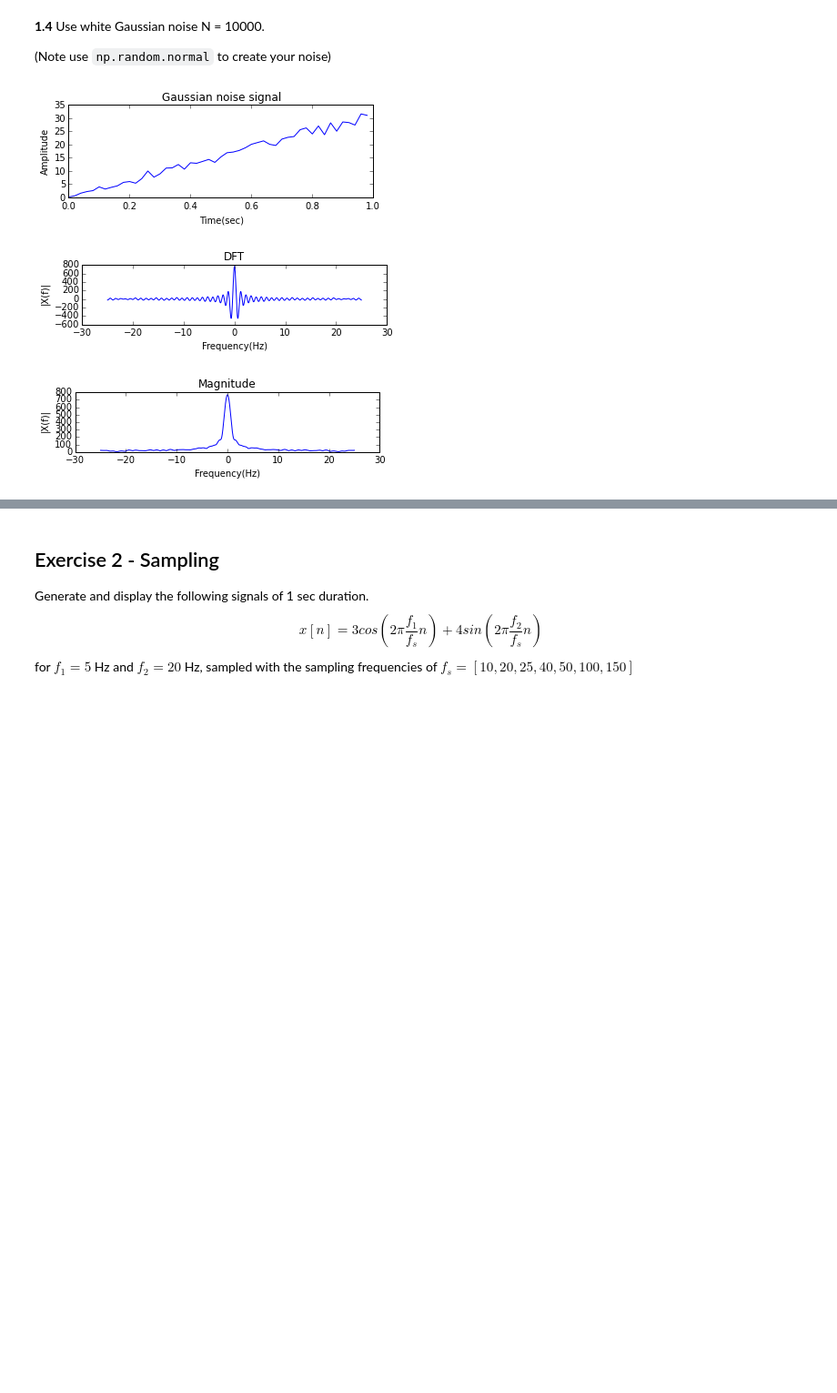
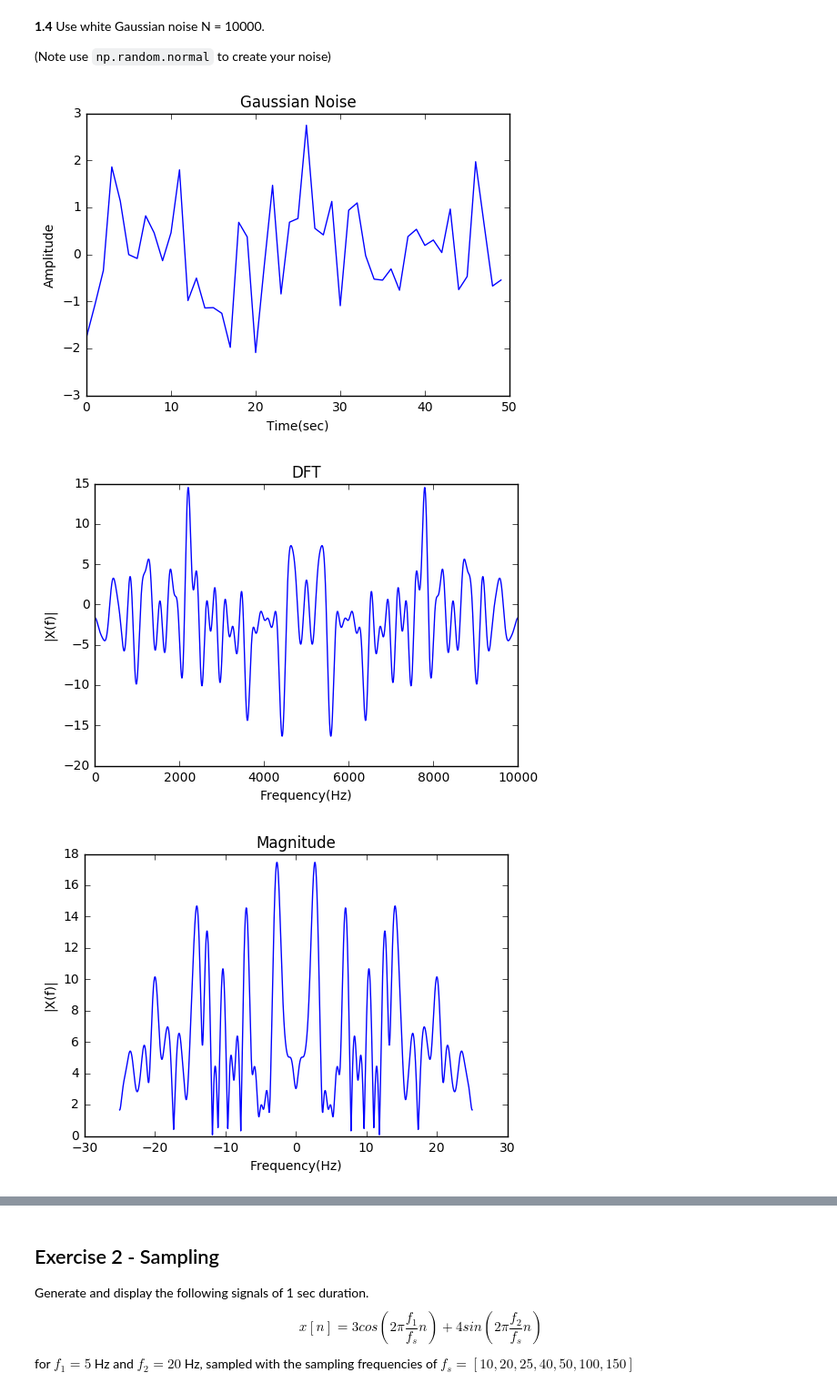
Before and after one commit to Ivan-Mikhailov/DSP-TP-1617, a Jupyter notebook: Lab4/python/Lab4.ipynb, the cells around one changed output, grey strips where cells are left out. Shown at 91% size. Cells and saved outputs as stored; diff of their text form; code cells hidden in the pictures; blank space fills up the shorter version.

```diff
--- a/Lab4/python/Lab4.ipynb
+++ b/Lab4/python/Lab4.ipynb
@@ -222,12 +157,13 @@ plt.show()
 # Signal frequency and sampling frequency
 f = 5.
 fs = 50.
+# Number of samples
+N = 10000
 # time vector for one second
 t = np.arange(0, 1., 1./fs)
 # cos wave
-x_n = random.normal(2*np.pi*f*t)
-# Number of samples
-N = 10000
+x_n = random.normal(size = t.shape[0])
+
 # frequency vector
 fr = (np.arange(-N/2,N/2,1)) * fs/N
 # DFT
@@ -235,43 +171,40 @@ fr = (np.arange(-N/2,N/2,1)) * fs/N
 x_f = np.fft.fftshift(np.fft.fft(x_n, N))
 #x_f = x_f[0:N/2]
 
+#output(t, x_n,fr, x_f,'Gaussian noise signal','DFT','Magnitude','Real','Imaginary')
 plt.figure
-plt.subplot(211)
-plt.plot(t, x_n)
-plt.title('Gaussian noise signal')
+plt.plot(x_n)
+plt.title('Gaussian Noise')
 plt.xlabel('Time(sec)')
 plt.ylabel('Amplitude')
 plt.show()
 
-plt.subplot(312)
-plt.plot(fr, x_f)
+plt.figure
+plt.plot(x_f)
 plt.title('DFT')
 plt.xlabel('Frequency(Hz)')
 plt.ylabel('|X(f)|')
 plt.show()
 
-plt.subplot(313)
 plt.plot(fr, np.abs(x_f))
 plt.title('Magnitude')
 plt.xlabel('Frequency(Hz)')
 plt.ylabel('|X(f)|')
 plt.show()
 
 plt.figure
-plt.subplot(211)
 plt.plot(fr, np.real(x_f))
 plt.title('Real')
 plt.xlabel('Frequency(Hz)')
 plt.ylabel('Re(X(f))')
 plt.show()
 
-plt.subplot(212)
 plt.plot(fr, np.imag(x_f))
 plt.title('Imaginary')
 plt.xlabel('Frequency(Hz)')
 plt.ylabel('Im(X(f))')
 plt.show()
 # %% [output]
-[figure, old version]
+[figure, new version]
-[figure, old version]
+[figure, new version]
-[figure, old version]
+[figure, new version]
```
Also changed, not shown: parts of 10 cells of this notebook.
